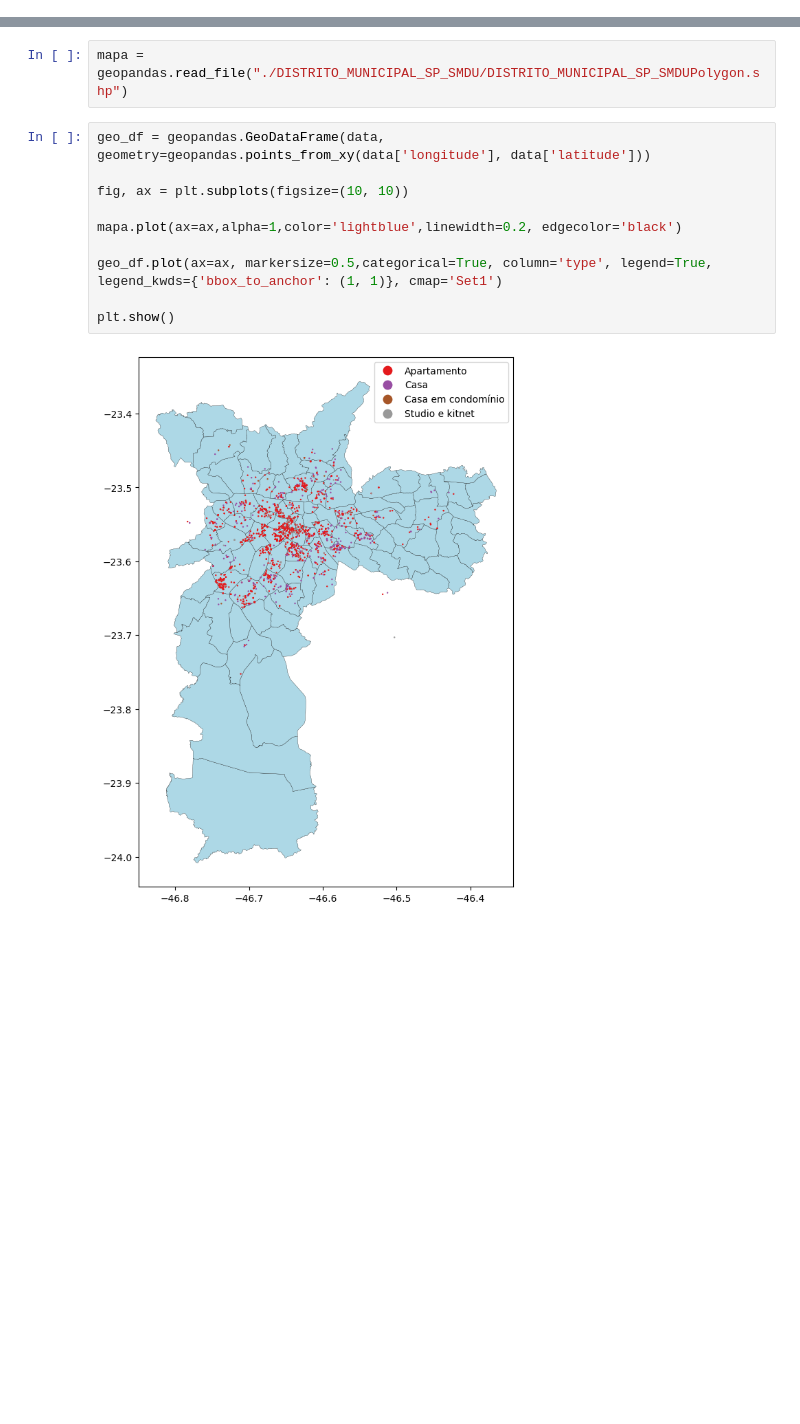
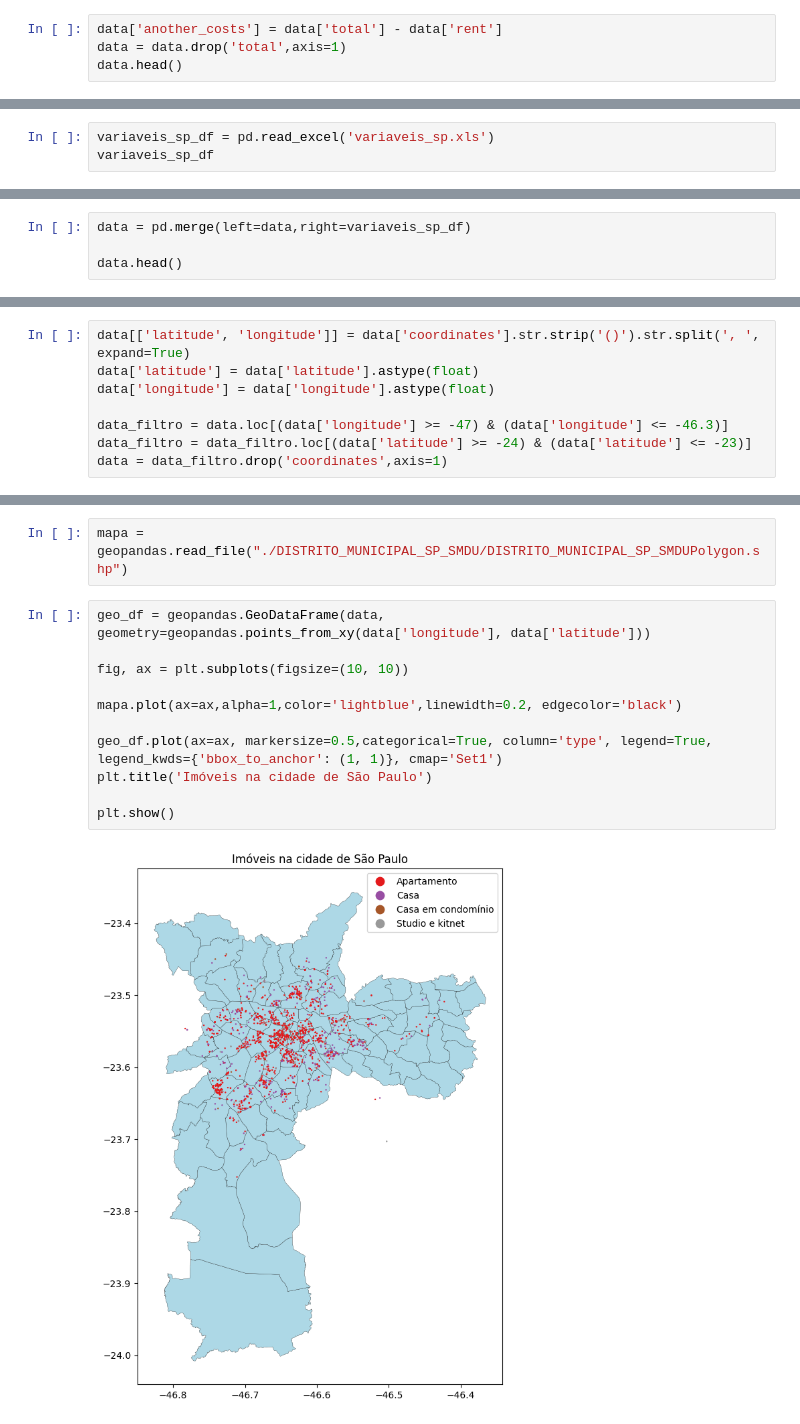
Before and after one commit to Caiombr/analise_dados_sp, a Jupyter notebook: saopaulo_precos.ipynb, the cells around one changed output, grey strips where cells are left out. Cells and saved outputs as stored; diff of their text form; blank space fills up the shorter version.

```diff
--- a/saopaulo_precos.ipynb
+++ b/saopaulo_precos.ipynb
@@ -264,0 +279,4 @@ data = data.dropna()
+# %%
+data['another_costs'] = data['total'] - data['rent']
+data = data.drop('total',axis=1)
+data.head()
@@ -264,0 +292,3 @@ data = data.dropna()
+# %%
+variaveis_sp_df = pd.read_excel('variaveis_sp.xls')
+variaveis_sp_df
@@ -264,0 +309,4 @@ data = data.dropna()
+# %%
+data = pd.merge(left=data,right=variaveis_sp_df)
+
+data.head()
@@ -265,3 +322,11 @@ data = data.dropna()
+# %%
+data[['latitude', 'longitude']] = data['coordinates'].str.strip('()').str.split(', ', expand=True)
+data['latitude'] = data['latitude'].astype(float)
+data['longitude'] = data['longitude'].astype(float)
+
+data_filtro = data.loc[(data['longitude'] >= -47) & (data['longitude'] <= -46.3)]
+data_filtro = data_filtro.loc[(data['latitude'] >= -24) & (data['latitude'] <= -23)]
+data = data_filtro.drop('coordinates',axis=1)
 # %%
 data.head()
 # %% [output]
@@ -348,12 +603,13 @@ mapa = geopandas.read_file("./DISTRITO_MUNICIPAL_SP_SMDU/DISTRITO_MUNICIPAL_SP_S
 # %%
 geo_df = geopandas.GeoDataFrame(data, geometry=geopandas.points_from_xy(data['longitude'], data['latitude']))
 
 fig, ax = plt.subplots(figsize=(10, 10))
 
 mapa.plot(ax=ax,alpha=1,color='lightblue',linewidth=0.2, edgecolor='black')
 
 geo_df.plot(ax=ax, markersize=0.5,categorical=True, column='type', legend=True, legend_kwds={'bbox_to_anchor': (1, 1)}, cmap='Set1')
+plt.title('Imóveis na cidade de São Paulo')
 
 plt.show()
 # %% [output]
-[figure, old version]
+[figure, new version]
```
Also changed, not shown: parts of 65 cells of this notebook, 2 other files.
